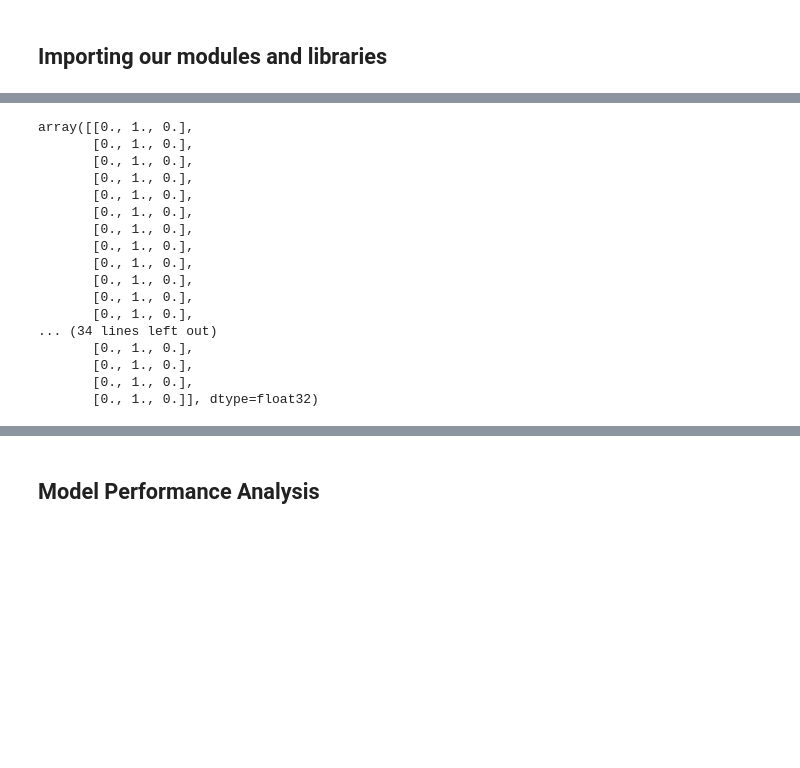
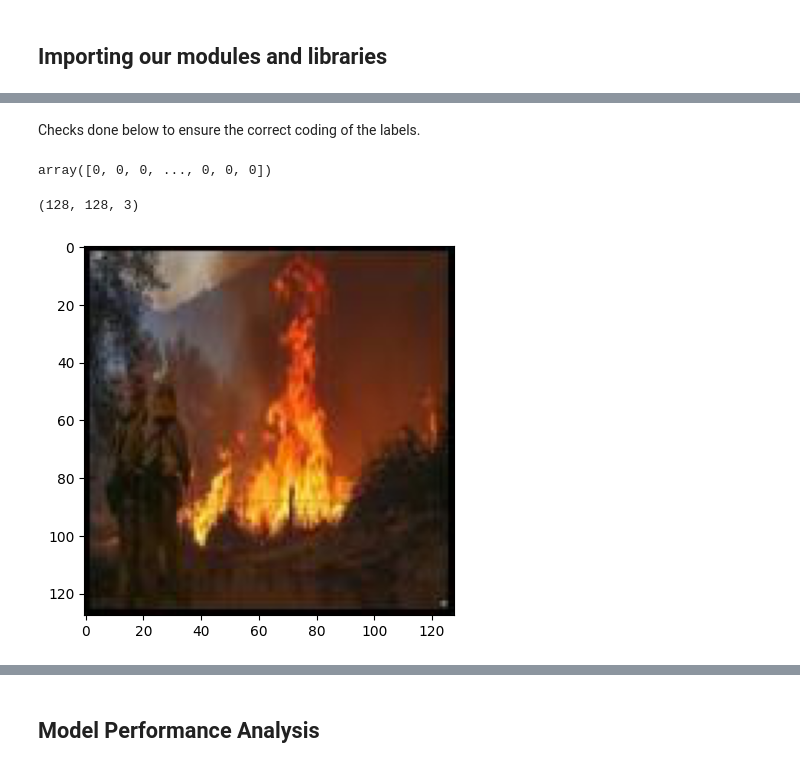
Before and after one commit to KoraySali/Dissertation_Archive, a Jupyter notebook: model_creation.ipynb, the cells around one changed output, grey strips where cells are left out. Drawn from its saved outputs; the diff is of its cells as text; code cells hidden in the pictures; blank space fills up the shorter version.

```diff
--- a/model_creation.ipynb
+++ b/model_creation.ipynb
@@ -58 +75,15 @@ import time
+# %%
+def select_images_in_folder(preprocessed_folders):
+    all_images = []
+
+    for image_file in os.listdir(preprocessed_folders):
+        read_image_path = os.path.join(preprocessed_folders, image_file)
+
+        if os.path.isfile(read_image_path) is not None:
+            single_image = mpimg.imread(read_image_path)
+            all_images.append(single_image)
+        else:
+          print("Cannot return any images from " + preprocessed_folders)
+
+    return all_images
 # %%
@@ -82,20 +125,15 @@ train_nofire_nosmoke_labels = to_categorical(train_nofire_nosmoke_labels, num_cl
-# %%
-train_smoke_labels
-# %% [output]
-array([[0., 1., 0.],
-       [0., 1., 0.],
-       [0., 1., 0.],
-       [0., 1., 0.],
-       [0., 1., 0.],
-       [0., 1., 0.],
-       [0., 1., 0.],
-       [0., 1., 0.],
-       [0., 1., 0.],
-       [0., 1., 0.],
-       [0., 1., 0.],
-       [0., 1., 0.],
-... (34 lines left out)
-       [0., 1., 0.],
-       [0., 1., 0.],
-       [0., 1., 0.],
-       [0., 1., 0.]], dtype=float32)
+# %% [markdown]
+Checks done below to ensure the correct coding of the labels.
+# %%
+train_fire_labels
+# %% [output]
+array([0, 0, 0, ..., 0, 0, 0])
+# %%
+preprocessed_train_fire_images[0].shape
+# %% [output]
+(128, 128, 3)
+# %%
+for single_image in preprocessed_train_fire_images[:10]:
+  plt.imshow(single_image)
+# %% [output]
+[figure, added]
```
Also changed, not shown: parts of 71 cells of this notebook.
